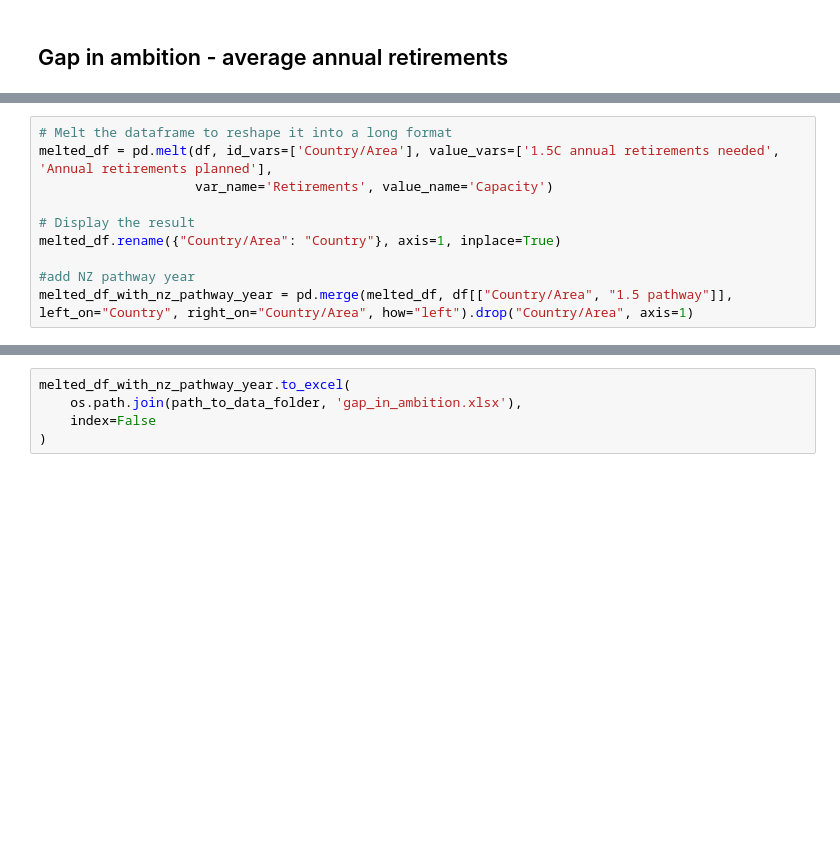
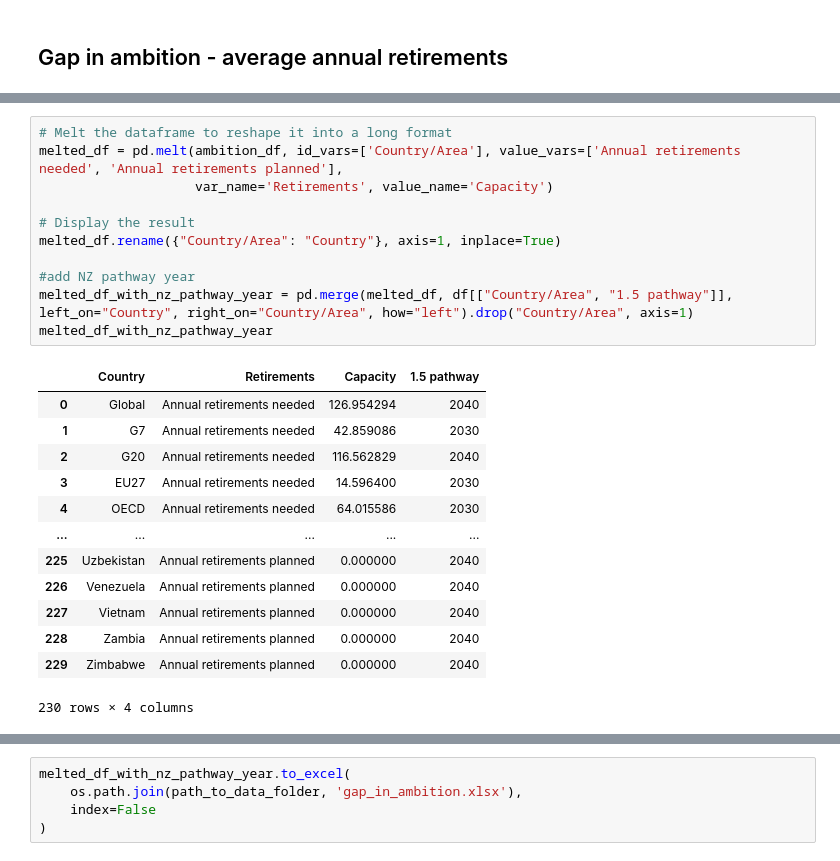
Before and after one commit to GlobalEnergyMonitor/coal-phaseout-preview, a Jupyter notebook: data_wrangling_1/Phaseout-dashboard_raw_data.ipynb, the cells around one changed output, grey strips where cells are left out. Drawn from its saved outputs; the diff is of its cells as text; blank space fills up the shorter version.

```diff
--- a/data_wrangling_1/Phaseout-dashboard_raw_data.ipynb
+++ b/data_wrangling_1/Phaseout-dashboard_raw_data.ipynb
@@ -304,11 +338,26 @@ df.head()
 # %%
 # Melt the dataframe to reshape it into a long format
-melted_df = pd.melt(df, id_vars=['Country/Area'], value_vars=['1.5C annual retirements needed', 'Annual retirements planned'],
+melted_df = pd.melt(ambition_df, id_vars=['Country/Area'], value_vars=['Annual retirements needed', 'Annual retirements planned'],
                     var_name='Retirements', value_name='Capacity')
 
 # Display the result
 melted_df.rename({"Country/Area": "Country"}, axis=1, inplace=True)
 
 #add NZ pathway year
 melted_df_with_nz_pathway_year = pd.merge(melted_df, df[["Country/Area", "1.5 pathway"]], left_on="Country", right_on="Country/Area", how="left").drop("Country/Area", axis=1)
+melted_df_with_nz_pathway_year
+# %% [output]
+|  | Country | Retirements | Capacity | 1.5 pathway |
+| 0 | Global | Annual retirements needed | 126.954294 | 2040 |
+| 1 | G7 | Annual retirements needed | 42.859086 | 2030 |
+| 2 | G20 | Annual retirements needed | 116.562829 | 2040 |
+| 3 | EU27 | Annual retirements needed | 14.596400 | 2030 |
+| 4 | OECD | Annual retirements needed | 64.015586 | 2030 |
+| ... | ... | ... | ... | ... |
+| 225 | Uzbekistan | Annual retirements planned | 0.000000 | 2040 |
+| 226 | Venezuela | Annual retirements planned | 0.000000 | 2040 |
+| 227 | Vietnam | Annual retirements planned | 0.000000 | 2040 |
+| 228 | Zambia | Annual retirements planned | 0.000000 | 2040 |
+| 229 | Zimbabwe | Annual retirements planned | 0.000000 | 2040 |
+230 rows × 4 columns
 # %%
```
Also changed, not shown: parts of 12 cells of this notebook, 8 other files.
